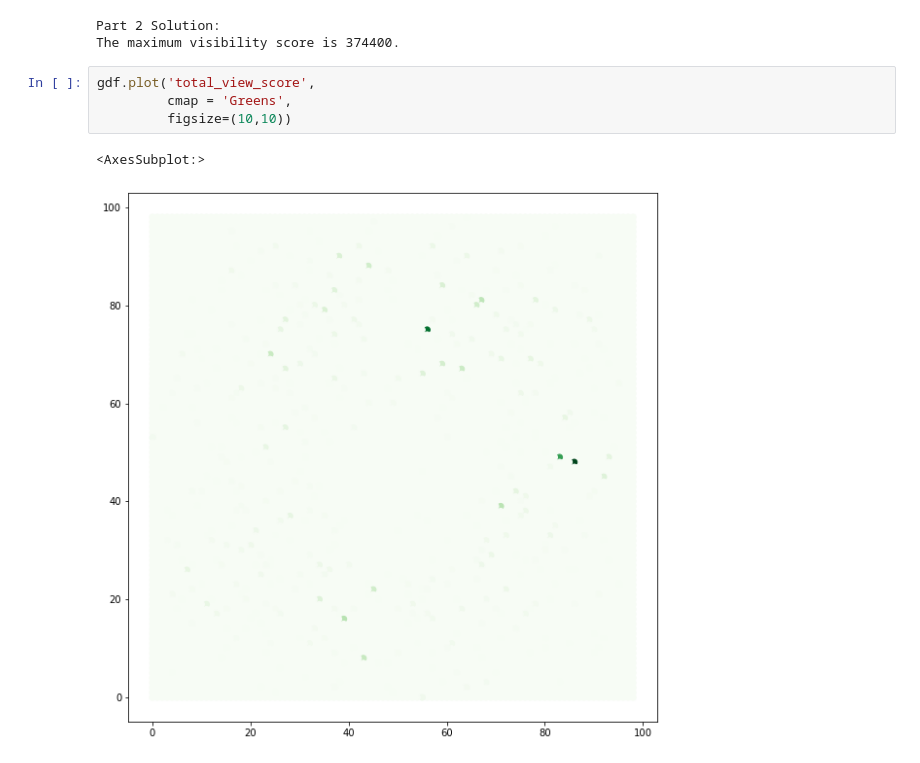
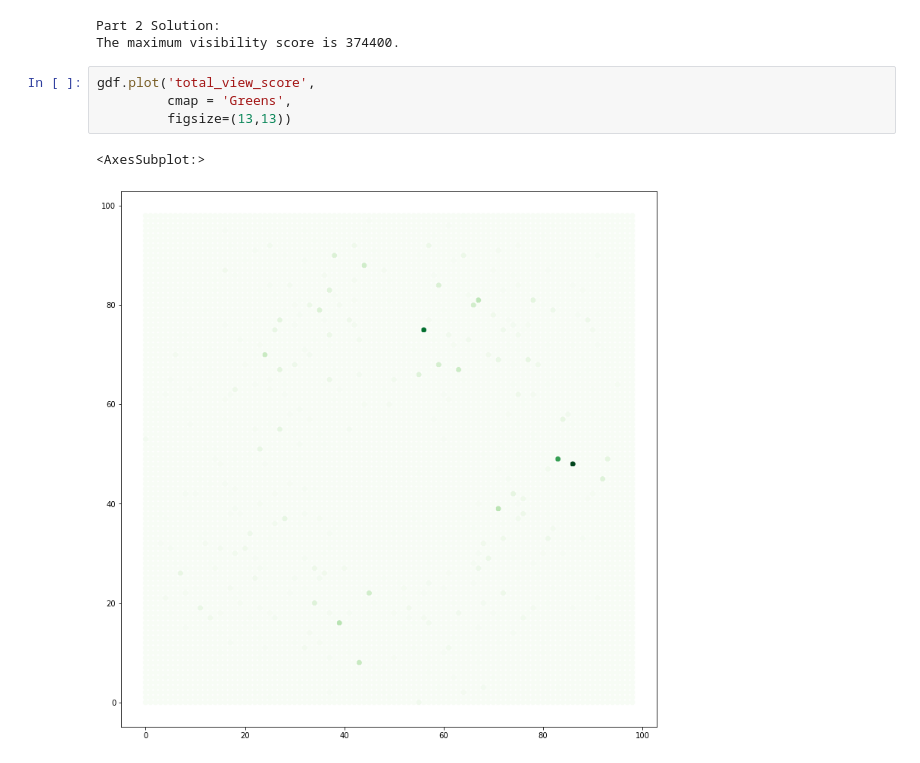
Before and after one commit to christyheaton/advent2022, a Jupyter notebook: day8.ipynb, the cells around one changed output. Drawn from its saved outputs; the diff is of its cells as text.

```diff
--- a/day8.ipynb
+++ b/day8.ipynb
@@ -122,7 +122,7 @@ The maximum visibility score is 374400.
 # %%
 gdf.plot('total_view_score',
          cmap = 'Greens',
-         figsize=(10,10))
+         figsize=(13,13))
 # %% [output]
 <AxesSubplot:>
-[figure, old version]
+[figure, new version]
```
Also changed, not shown: parts of 2 cells of this notebook.
